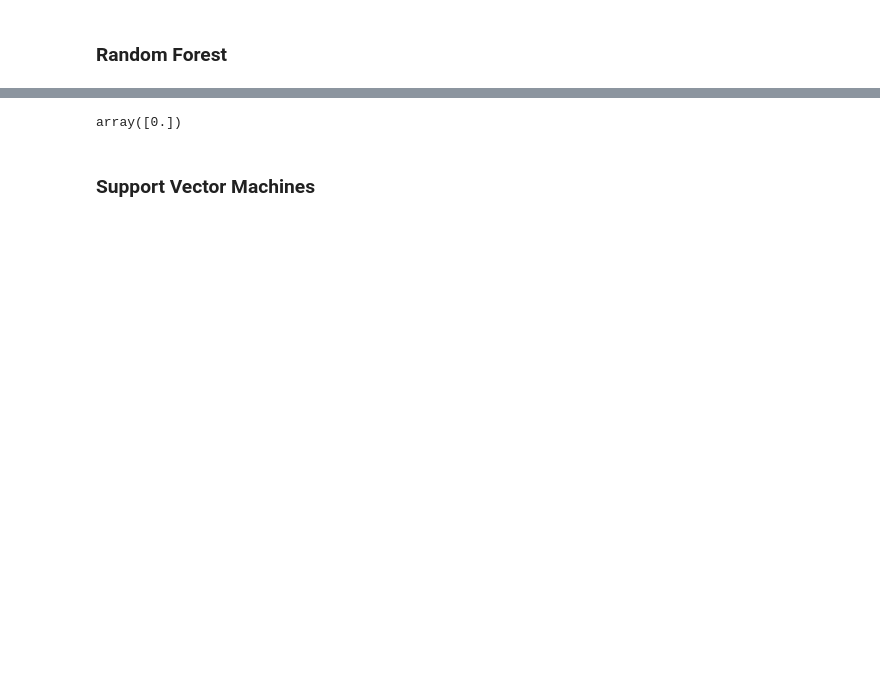
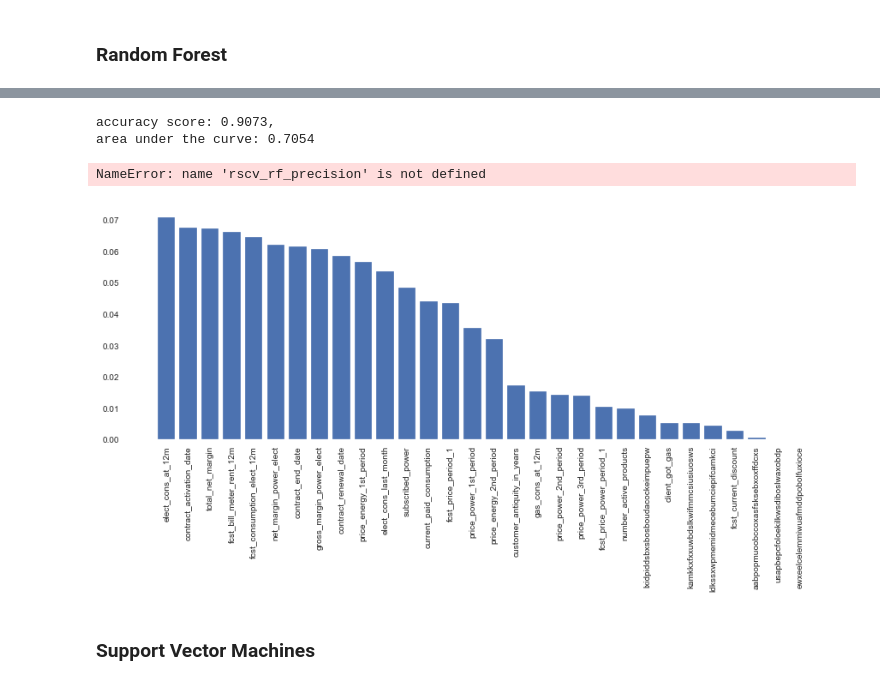
Before and after one commit to isabelpuche/Marketing_Analytics, a Jupyter notebook: notebooks/AilyLabs_DS-Challenge.ipynb, the cells around one changed output, grey strips where cells are left out. Drawn from its saved outputs; the diff is of its cells as text; code cells hidden in the pictures; blank space fills up the shorter version.

```diff
--- a/notebooks/AilyLabs_DS-Challenge.ipynb
+++ b/notebooks/AilyLabs_DS-Challenge.ipynb
@@ -653,6 +740,6 @@ dataset = features.join(y_train, on = features.index, how = 'left').sort_values(
 # %%
-X_train, X_test, y_train, y_test = train_test_split(model_dataset.drop('has_churned_over_next_3m', axis = 1),
-                                                    model_dataset['has_churned_over_next_3m'],
+X_train, X_test, y_train, y_test = train_test_split(preproc_dataset.drop('has_churned_over_next_3m', axis = 1),
+                                                    preproc_dataset['has_churned_over_next_3m'],
                                                     test_size=0.2, random_state = 42, shuffle = False)
 # %%
 y_test.isnull().values.sum()
@@ -707,0 +814,21 @@ ValueError: Found input variables with inconsistent numbers of samples: [16096,
+# %%
+# Tuning L1 parameters
+
+C = [1, .5, .25, .1, .05, .025, .01, .005, .0025]
+l1_metrics = np.zeros((len(C), 5))
+
+l1_metrics[:,0] = C
+
+for index in range(0, len(C)):
+    lr = LogisticRegression(penalty = 'l1', C = C[index], solver = 'liblinear')
+    lr.fit(X_train, y_train)
+    y_train_pred = lr.predict(X_train)
+
+    l1_metrics[index,1] = np.count_nonzero(lr.coef_)
+    l1_metrics[index,2] = accuracy_score(y_train, y_train_pred)
+    l1_metrics[index,3] = precision_score(y_train, y_train_pred)
+    l1_metrics[index,4] = recall_score(y_train, y_train_pred)
+
+col_names = ['C','Non-Zero Coeffs','Accuracy','Precision','Recall']
+
+print(pd.DataFrame(l1_metrics, columns=col_names))
@@ -766,7 +946,54 @@ y_pred_rscv = rscv_rf.best_estimator_.predict(X_test)
-# %%
-np.unique(y_pred_rf)
-# %% [output]
-array([0.])
+# %%
+# Train scores
+clf_rscv_accuracy = round(np.mean(cross_val_score(rscv_rf, X_train, y_train, scoring='accuracy')), 4)
+clf_rscv_auc = round(np.mean(cross_val_score(rscv_rf, X_train, y_train, scoring='roc_auc')), 4)
+print('accuracy score: {},\narea under the curve: {}'.format(clf_rf_accuracy, clf_rf_auc))
+
+# Precision and Recall matrix
+clf_rscv_precision = precision_score(y_train, rscv_rf_y_train_pred)
+clf_rscv_recall = recall_score(y_train, rscv_rf_y_train_pred)
+print('training precision: {} and training recall: {}'.format(round(rscv_rf_precision, 4), round(rscv_rf_recall, 4)))
+
+# Brier Score
+rscv_rf_bs = brier_score_loss((y_train, rscv_rf_y_train_predprob[:, 1]))
+print('brier score: {}'.format(round(rscv_rf_bs, 4)))
+
+# ROC curve
+fpr, tpr, thresholds = roc_curve(y_train, rscv_rf_y_train_pred)
+
+# ROC curve plot
+sns.set_style('white')
+plt.plot(fpr, tpr)
+plt.xlabel("False Positive Rate")
+plt.ylabel("True Positive Rate")
+plt.plot([0, 1], [0, 1], "k--")
+plt.show()
+# %% [output]
+accuracy score: 0.9073,
+area under the curve: 0.7054
+NameError: name 'rscv_rf_precision' is not defined
+# %%
+# Feature importances
+
+sns.set_style('white')
+plt.rcParams["figure.figsize"] = (15, 5)
+
+# Get feature importances from our gradient boosting model
+importances = clf_rf.feature_importances_
+
+# Get the index of importances from greatest importance to least
+sorted_index = np.argsort(importances)[::-1]
+x = range(len(importances))
+
+# Create tick labels
+labels = np.array(X_train.columns)[sorted_index]
+plt.bar(x, importances[sorted_index], tick_label=labels)
+
+# Rotate tick labels to vertical
+plt.xticks(rotation=90)
+plt.show()
+# %% [output]
+[figure, added]
 # %% [markdown]
 ### Support Vector Machines
 # %%
```
Also changed, not shown: parts of 42 cells of this notebook.
